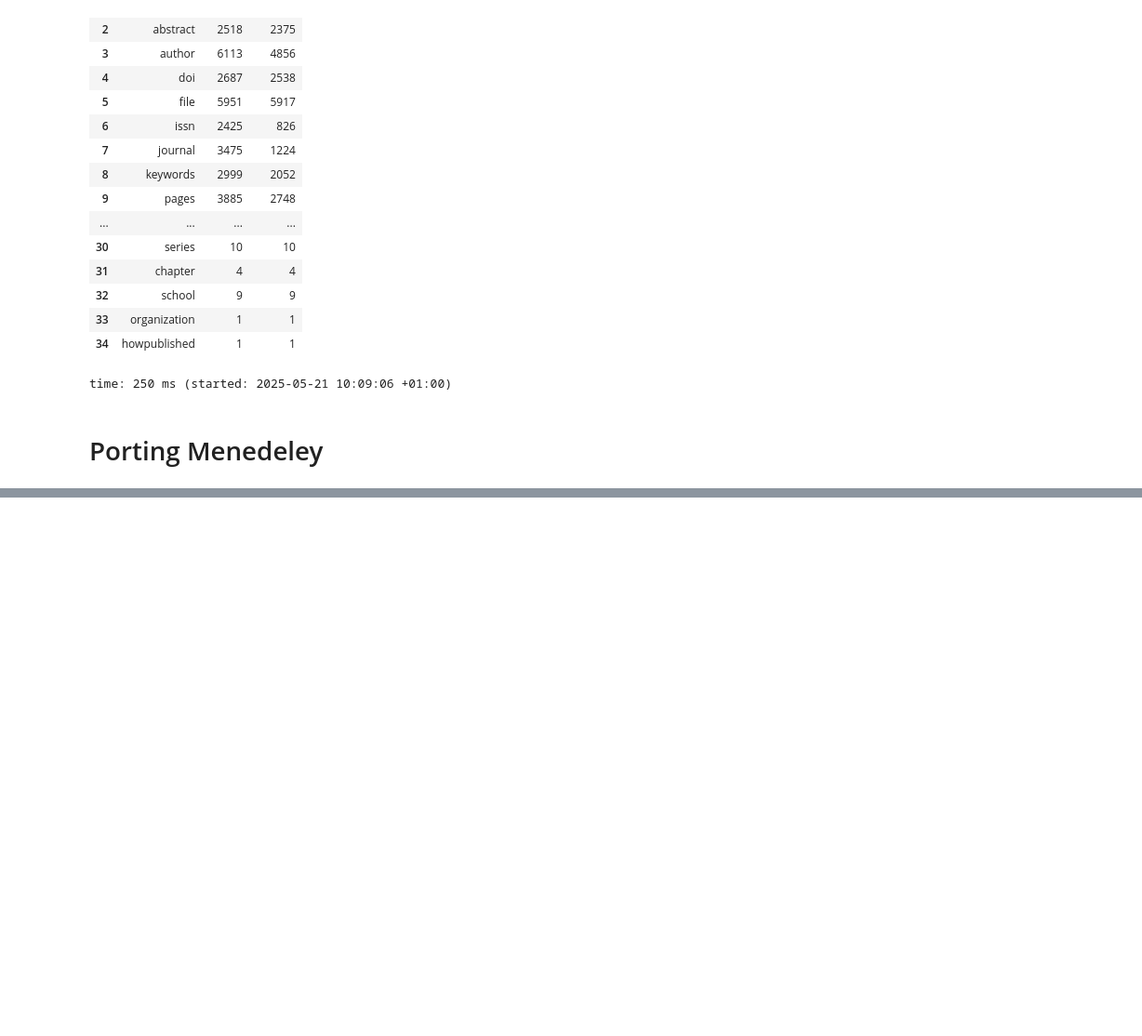
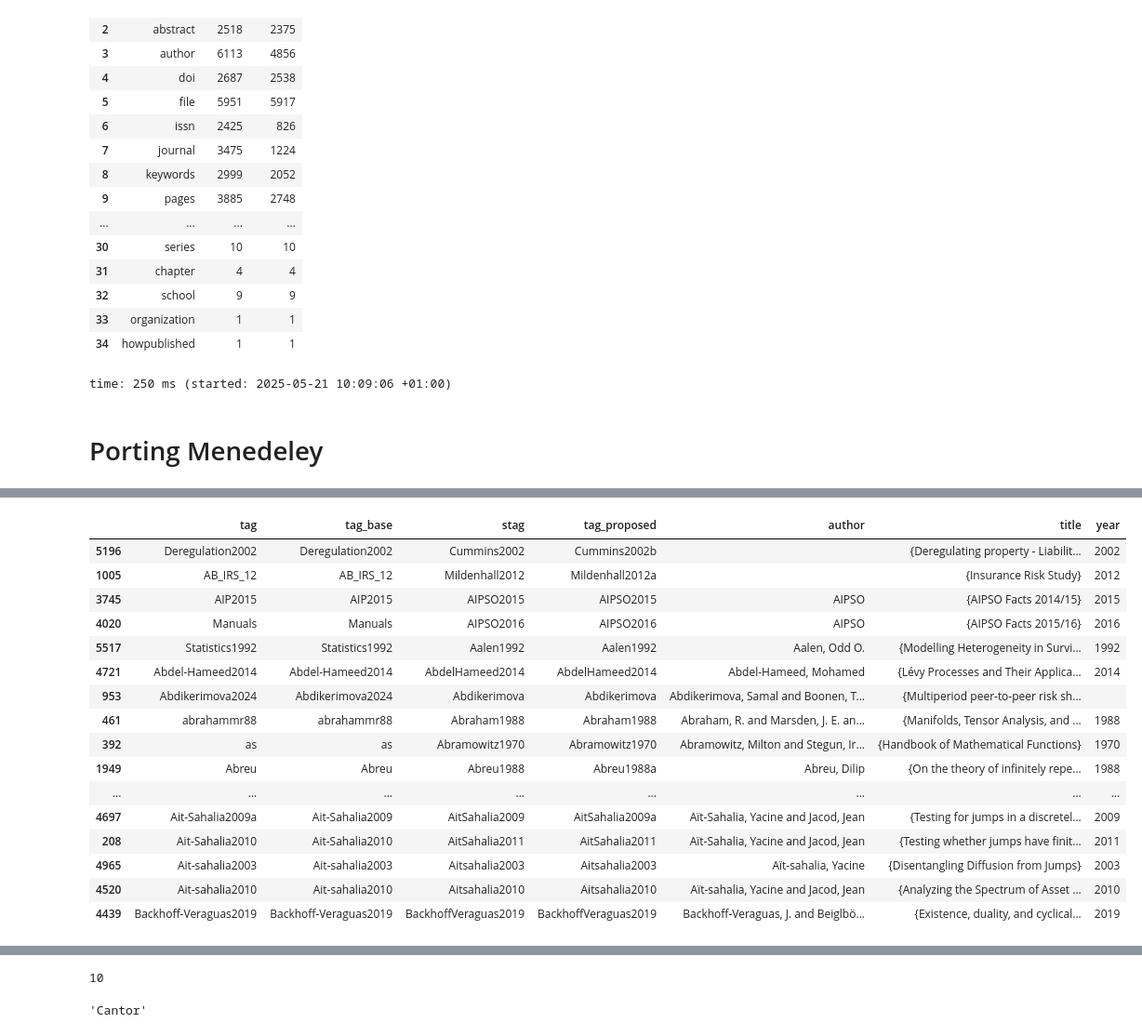
Before and after one commit to mynl/archivum_project, a Jupyter notebook: temp/Bibtex-to-df-and-tidy.ipynb, the cells around one changed output, grey strips where cells are left out. Shown at 93% size. Saved outputs shown, nothing was run; the diff lists cells and outputs as text; code cells hidden in the pictures; blank space fills up the shorter version.

```diff
--- a/temp/Bibtex-to-df-and-tidy.ipynb
+++ b/temp/Bibtex-to-df-and-tidy.ipynb
@@ -117,0 +180,2 @@ time: 0 ns (started: 2025-05-21 09:43:46 +01:00)
+# %%
+df = b.ported_df.copy().sort_values(['author', 'year'])
@@ -152,0 +205,3 @@ b.df.loc[b.df.author.str.contains('Bloch|Deligne', regex=True, case=False).filln
+# %%
+# suggested tag
+df['stag'] = sc.suggest_tag(df)
@@ -152,0 +210,3 @@ b.df.loc[b.df.author.str.contains('Bloch|Deligne', regex=True, case=False).filln
+# %%
+df['tag_base'] = df.tag.str.replace(
+    r'^(.*?[0-9]{4})[a-z]+$', r'\1', regex=True)
@@ -152,0 +217,5 @@ b.df.loc[b.df.author.str.contains('Bloch|Deligne', regex=True, case=False).filln
+# %%
+df['tag_proposed'] = df['stag']
+# create here
+ka = sc.KeyAllocator(df.tag)
+df.loc[df.tag_base != df.stag, 'tag_proposed'] = df.loc[df.tag_base != df.stag, 'tag_proposed'].map(ka)
@@ -152,0 +224,20 @@ b.df.loc[b.df.author.str.contains('Bloch|Deligne', regex=True, case=False).filln
+# %%
+df.query('tag_base != stag')[['tag', 'tag_base', 'stag', 'tag_proposed', 'author', 'title', 'year']].head(50)
+# %% [output]
+|  | tag | tag_base | stag | tag_proposed | author | title | year |
+| 5196 | Deregulation2002 | Deregulation2002 | Cummins2002 | Cummins2002b |  | {Deregulating property - Liabilit... | 2002 |
+| 1005 | AB_IRS_12 | AB_IRS_12 | Mildenhall2012 | Mildenhall2012a |  | {Insurance Risk Study} | 2012 |
+| 3745 | AIP2015 | AIP2015 | AIPSO2015 | AIPSO2015 | AIPSO | {AIPSO Facts 2014/15} | 2015 |
+| 4020 | Manuals | Manuals | AIPSO2016 | AIPSO2016 | AIPSO | {AIPSO Facts 2015/16} | 2016 |
+| 5517 | Statistics1992 | Statistics1992 | Aalen1992 | Aalen1992 | Aalen, Odd O. | {Modelling Heterogeneity in Survi... | 1992 |
+| 4721 | Abdel-Hameed2014 | Abdel-Hameed2014 | AbdelHameed2014 | AbdelHameed2014 | Abdel-Hameed, Mohamed | {Lévy Processes and Their Applica... | 2014 |
+| 953 | Abdikerimova2024 | Abdikerimova2024 | Abdikerimova | Abdikerimova | Abdikerimova, Samal and Boonen, T... | {Multiperiod peer-to-peer risk sh... |  |
+| 461 | abrahammr88 | abrahammr88 | Abraham1988 | Abraham1988 | Abraham, R. and Marsden, J. E. an... | {Manifolds, Tensor Analysis, and ... | 1988 |
+| 392 | as | as | Abramowitz1970 | Abramowitz1970 | Abramowitz, Milton and Stegun, Ir... | {Handbook of Mathematical Functions} | 1970 |
+| 1949 | Abreu | Abreu | Abreu1988 | Abreu1988a | Abreu, Dilip | {On the theory of infinitely repe... | 1988 |
+| ... | ... | ... | ... | ... | ... | ... | ... |
+| 4697 | Ait-Sahalia2009a | Ait-Sahalia2009 | AitSahalia2009 | AitSahalia2009a | Aït-Sahalia, Yacine and Jacod, Jean | {Testing for jumps in a discretel... | 2009 |
+| 208 | Ait-Sahalia2010 | Ait-Sahalia2010 | AitSahalia2011 | AitSahalia2011 | Aït-Sahalia, Yacine and Jacod, Jean | {Testing whether jumps have finit... | 2011 |
+| 4965 | Ait-sahalia2003 | Ait-sahalia2003 | Aitsahalia2003 | Aitsahalia2003 | Aït-sahalia, Yacine | {Disentangling Diffusion from Jumps} | 2003 |
+| 4520 | Ait-sahalia2010 | Ait-sahalia2010 | Aitsahalia2010 | Aitsahalia2010 | Aït-sahalia, Yacine and Jacod, Jean | {Analyzing the Spectrum of Asset ... | 2010 |
+| 4439 | Backhoff-Veraguas2019 | Backhoff-Veraguas2019 | BackhoffVeraguas2019 | BackhoffVeraguas2019 | Backhoff-Veraguas, J. and Beiglbö... | {Existence, duality, and cyclical... | 2019 |
@@ -152,0 +245,9 @@ b.df.loc[b.df.author.str.contains('Bloch|Deligne', regex=True, case=False).filln
+# %%
+10
+# %% [output]
+10
+# %%
+import socket
+socket.gethostname()
+# %% [output]
+'Cantor'
```
Also changed, not shown: parts of 107 cells of this notebook, 15 other files.
